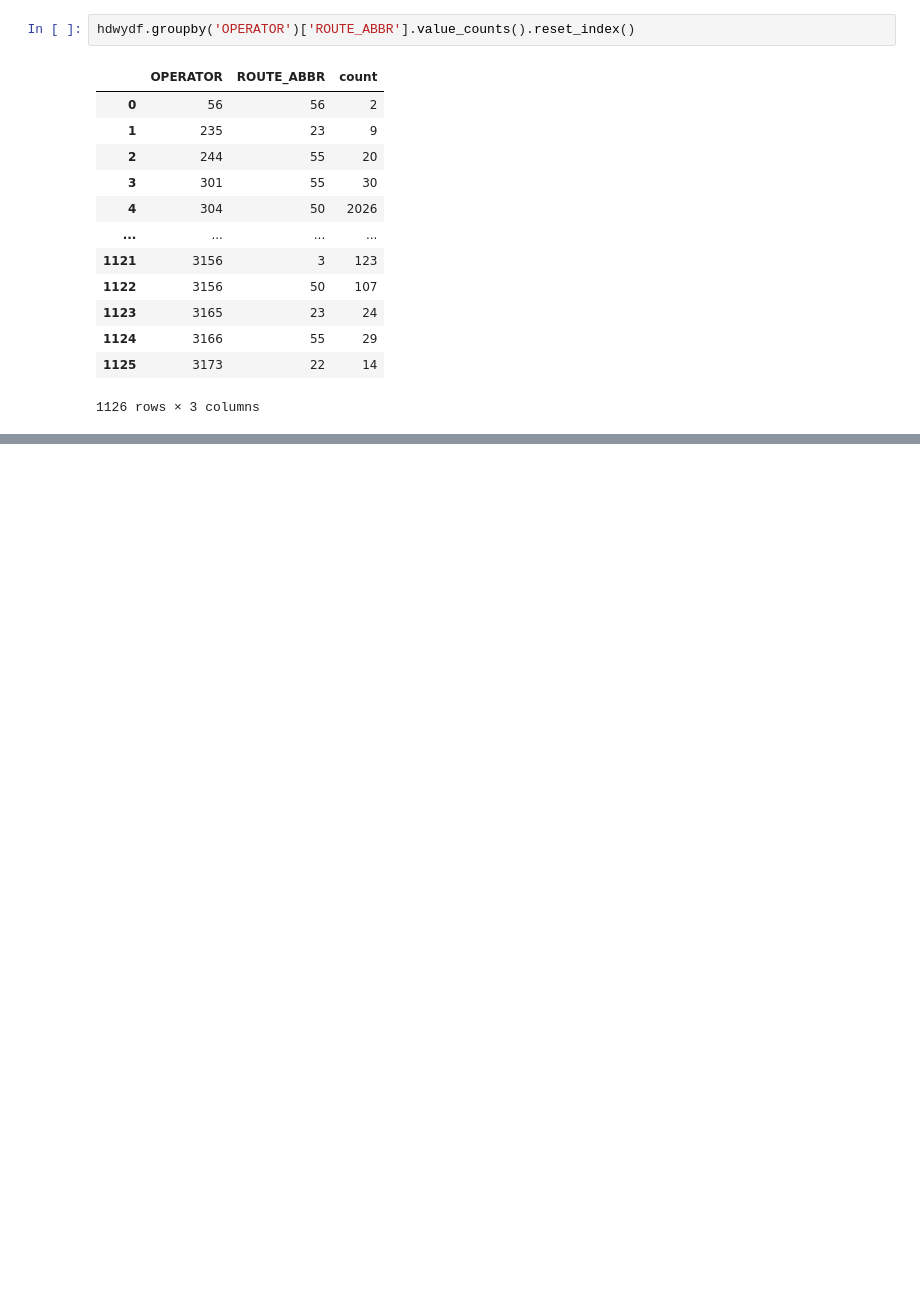
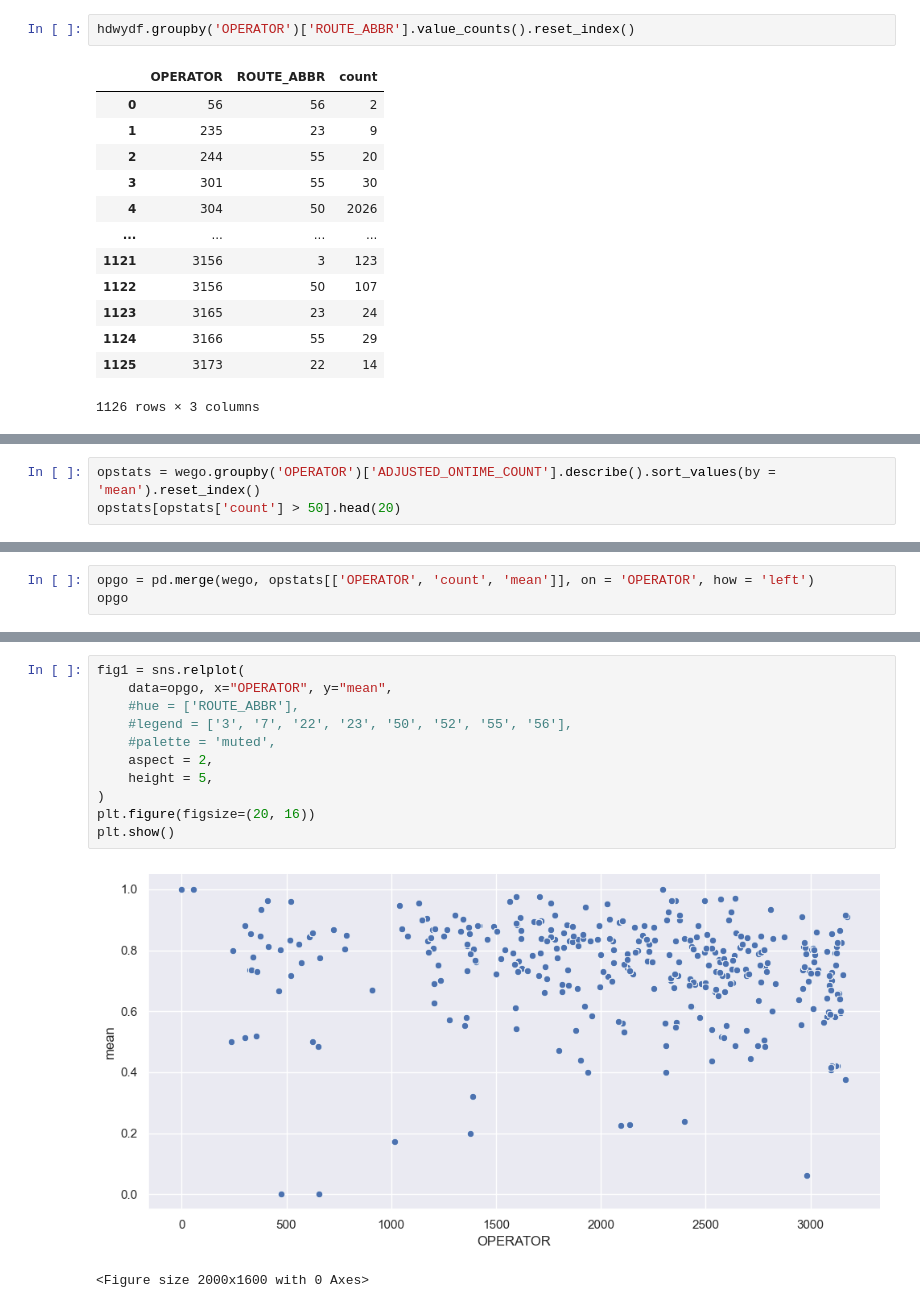
Before and after one commit to NSS-Data-Analytics-Cohort-12/wego-python-da12-javascript-express, a Jupyter notebook: notebooks/wego_project.ipynb, the cells around one changed output, grey strips where cells are left out. Saved outputs shown, nothing was run; the diff lists cells and outputs as text; blank space fills up the shorter version.

```diff
--- a/notebooks/wego_project.ipynb
+++ b/notebooks/wego_project.ipynb
@@ -340,0 +416,3 @@ sns.relplot(
+# %%
+opstats = wego.groupby('OPERATOR')['ADJUSTED_ONTIME_COUNT'].describe().sort_values(by = 'mean').reset_index()
+opstats[opstats['count'] > 50].head(20)
@@ -340,0 +437,3 @@ sns.relplot(
+# %%
+opgo = pd.merge(wego, opstats[['OPERATOR', 'count', 'mean']], on = 'OPERATOR', how = 'left')
+opgo
@@ -340,0 +480,14 @@ sns.relplot(
+# %%
+fig1 = sns.relplot(
+    data=opgo, x="OPERATOR", y="mean",
+    #hue = ['ROUTE_ABBR'],
+    #legend = ['3', '7', '22', '23', '50', '52', '55', '56'],
+    #palette = 'muted',
+    aspect = 2,
+    height = 5,
+)
+plt.figure(figsize=(20, 16))
+plt.show()
+# %% [output]
+[figure, added]
+<Figure size 2000x1600 with 0 Axes>
```
Also changed, not shown: parts of 18 cells of this notebook.
